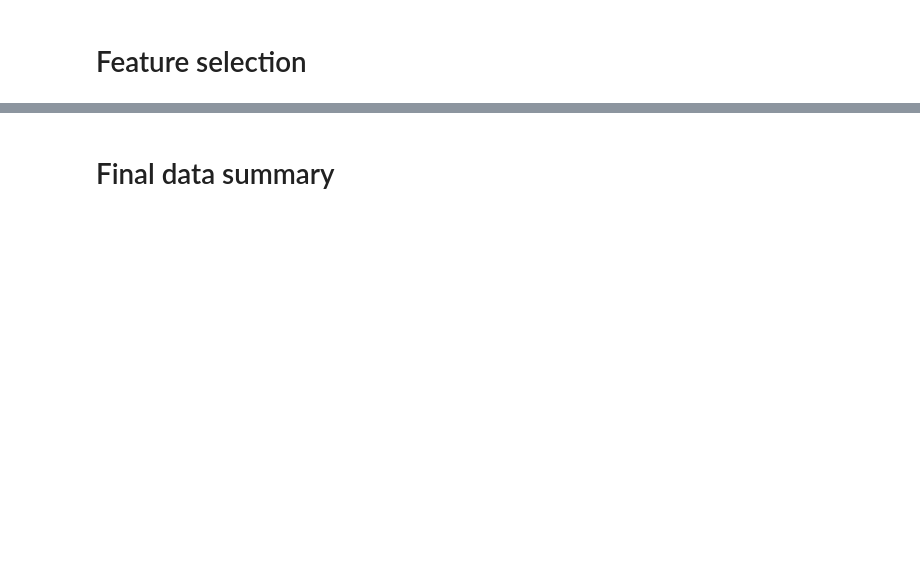
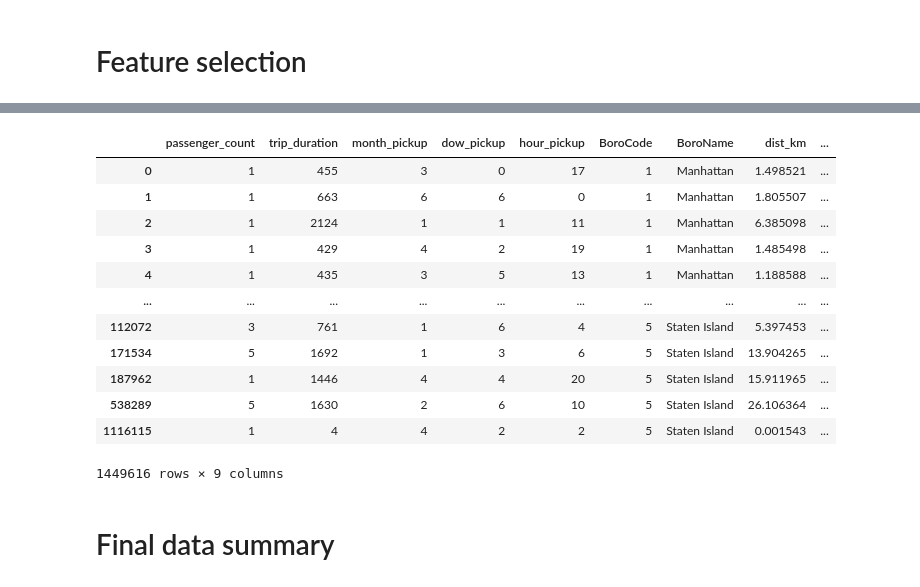
Before and after one commit to DragoneKTM/TaxiDrive_duration_prediction, a Jupyter notebook: Notebooks/1_Preparation.ipynb, the cells around one changed output, grey strips where cells are left out. Saved outputs shown, nothing was run; the diff lists cells and outputs as text; code cells hidden in the pictures; blank space fills up the shorter version.

```diff
--- a/Notebooks/1_Preparation.ipynb
+++ b/Notebooks/1_Preparation.ipynb
@@ -310,3 +340,21 @@ ds_train_noOutlier['dist'] = Distance(df['lat1'].tolist(),df['lon1'].tolist(),df
+# %%
+ds_train_noOutlier.drop(columns=["id", "vendor_id", "pickup_datetime", "dropoff_datetime", "pickup_longitude", "pickup_latitude", "dropoff_longitude",
+                         "dropoff_latitude", "store_and_fwd_flag", "pickup_date", "day_pickup", "min_trip_duration", "geometry", "index_right",
+                         "Shape_Leng", "Shape_Area"])
+# %% [output]
+|  | passenger_count | trip_duration | month_pickup | dow_pickup | hour_pickup | BoroCode | BoroName | dist_km | ... |
+| 0 | 1 | 455 | 3 | 0 | 17 | 1 | Manhattan | 1.498521 | ... |
+| 1 | 1 | 663 | 6 | 6 | 0 | 1 | Manhattan | 1.805507 | ... |
+| 2 | 1 | 2124 | 1 | 1 | 11 | 1 | Manhattan | 6.385098 | ... |
+| 3 | 1 | 429 | 4 | 2 | 19 | 1 | Manhattan | 1.485498 | ... |
+| 4 | 1 | 435 | 3 | 5 | 13 | 1 | Manhattan | 1.188588 | ... |
+| ... | ... | ... | ... | ... | ... | ... | ... | ... | ... |
+| 112072 | 3 | 761 | 1 | 6 | 4 | 5 | Staten Island | 5.397453 | ... |
+| 171534 | 5 | 1692 | 1 | 3 | 6 | 5 | Staten Island | 13.904265 | ... |
+| 187962 | 1 | 1446 | 4 | 4 | 20 | 5 | Staten Island | 15.911965 | ... |
+| 538289 | 5 | 1630 | 2 | 6 | 10 | 5 | Staten Island | 26.106364 | ... |
+| 1116115 | 1 | 4 | 4 | 2 | 2 | 5 | Staten Island | 0.001543 | ... |
+1449616 rows × 9 columns
 # %% [markdown]
 # Final data summary
 # %%
```
Also changed, not shown: parts of 27 cells of this notebook.
